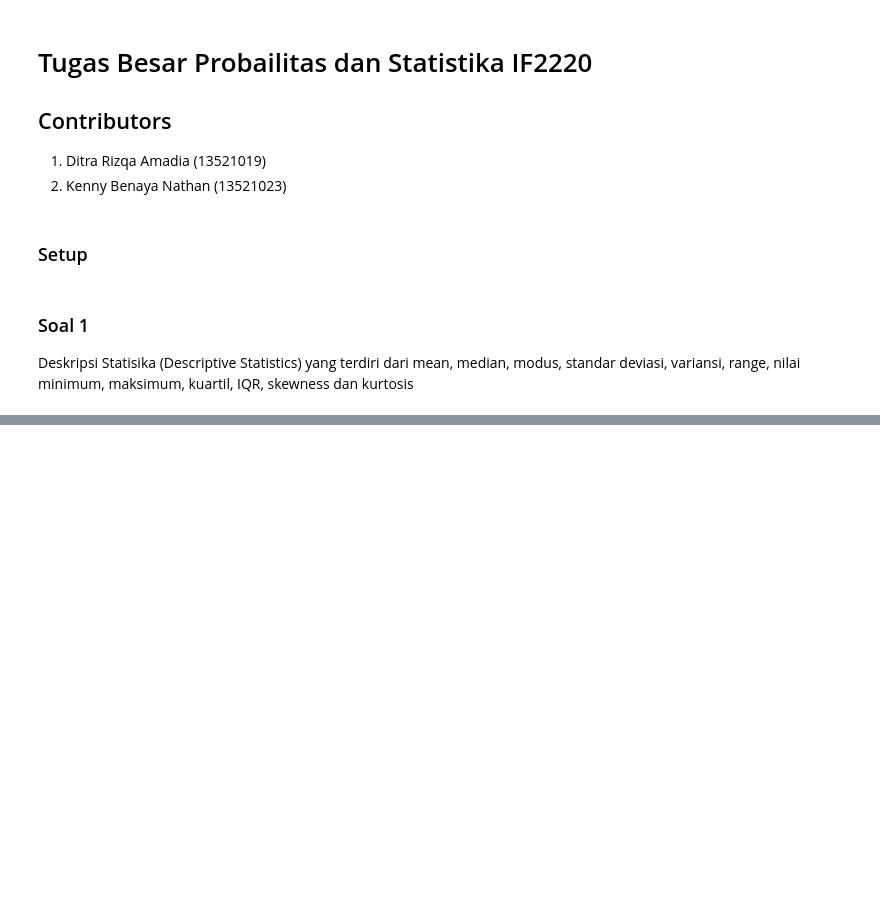
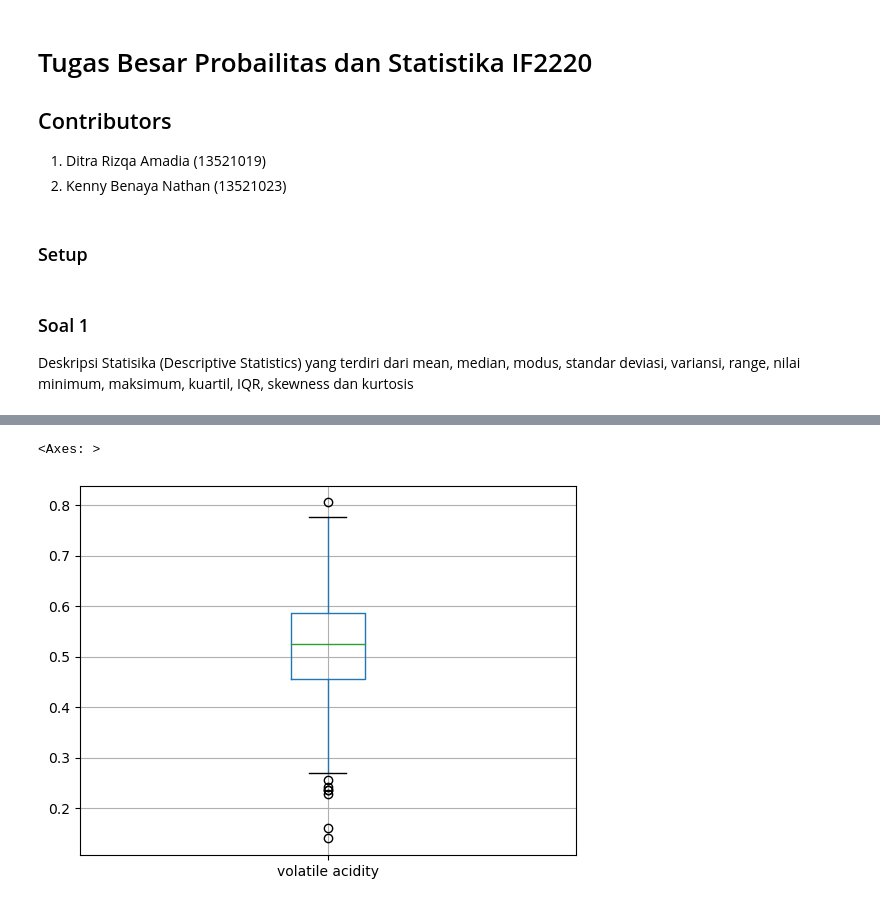
Before and after one commit to ditramadia/wine-data-analysis, a Jupyter notebook: wineAnalysis.ipynb, the cells around one changed output, grey strips where cells are left out. Drawn from its saved outputs; the diff is of its cells as text; code cells hidden in the pictures; blank space fills up the shorter version.

```diff
--- a/wineAnalysis.ipynb
+++ b/wineAnalysis.ipynb
@@ -70,0 +96,5 @@ descDataFrame
+# %%
+data.boxplot('volatile acidity')
+# %% [output]
+<Axes: >
+[figure, added]
```
Also changed, not shown: parts of 37 cells of this notebook.
